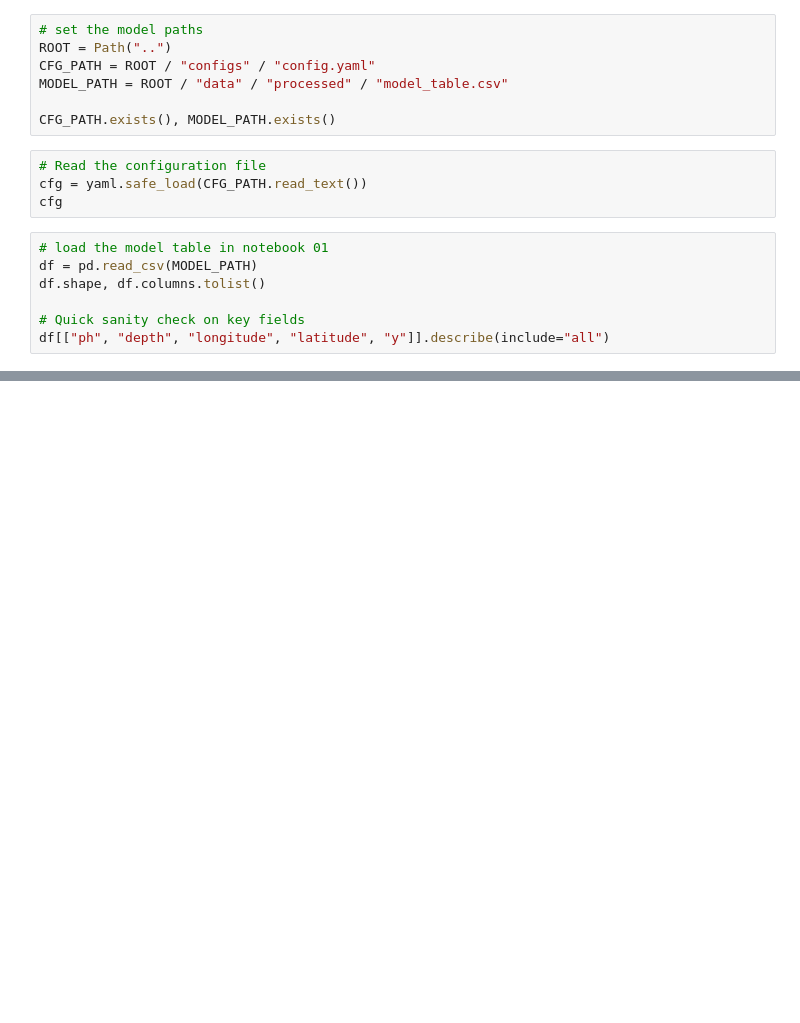
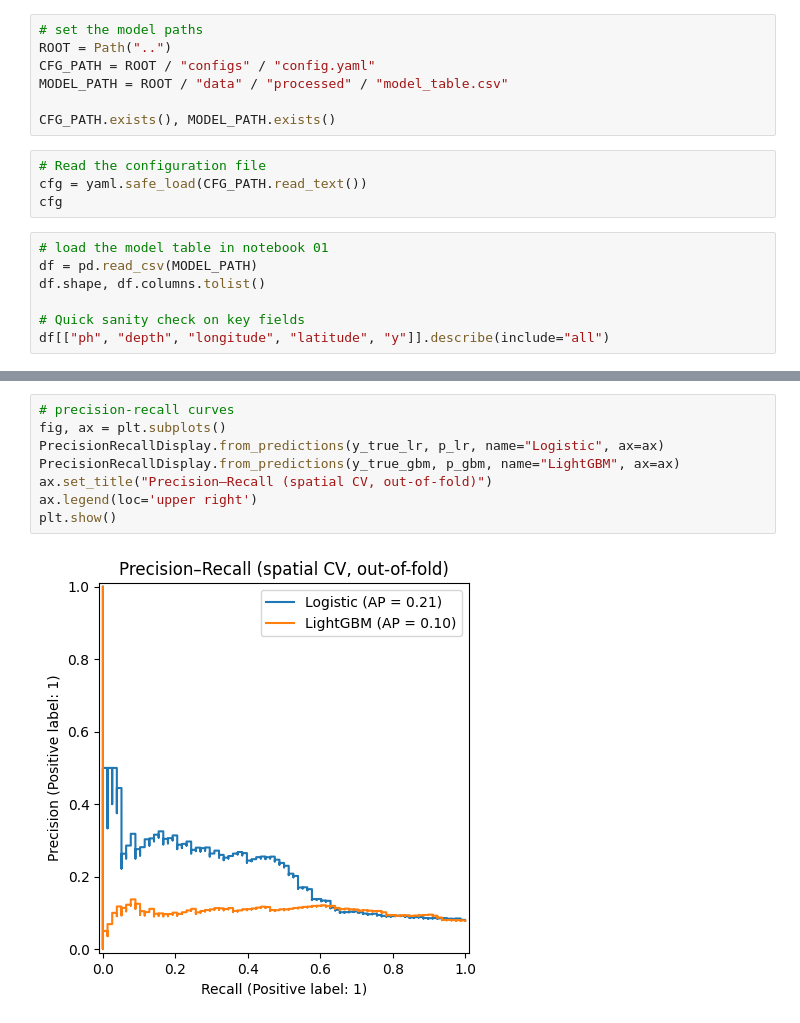
Before and after one commit to clowusu13/spatial_risk_modeling, a Jupyter notebook: notebooks/02_spatial_cv_and_baseline.ipynb, the cells around one changed output, grey strips where cells are left out. Drawn from its saved outputs; the diff is of its cells as text; blank space fills up the shorter version.

```diff
--- a/notebooks/02_spatial_cv_and_baseline.ipynb
+++ b/notebooks/02_spatial_cv_and_baseline.ipynb
@@ -78,0 +251,10 @@ baseline_pipe = Pipeline([
+# %%
+# precision-recall curves
+fig, ax = plt.subplots()
+PrecisionRecallDisplay.from_predictions(y_true_lr, p_lr, name="Logistic", ax=ax)
+PrecisionRecallDisplay.from_predictions(y_true_gbm, p_gbm, name="LightGBM", ax=ax)
+ax.set_title("Precision–Recall (spatial CV, out-of-fold)")
+ax.legend(loc='upper right')
+plt.show()
+# %% [output]
+[figure, added]
```
Also changed, not shown: parts of 20 cells of this notebook.
